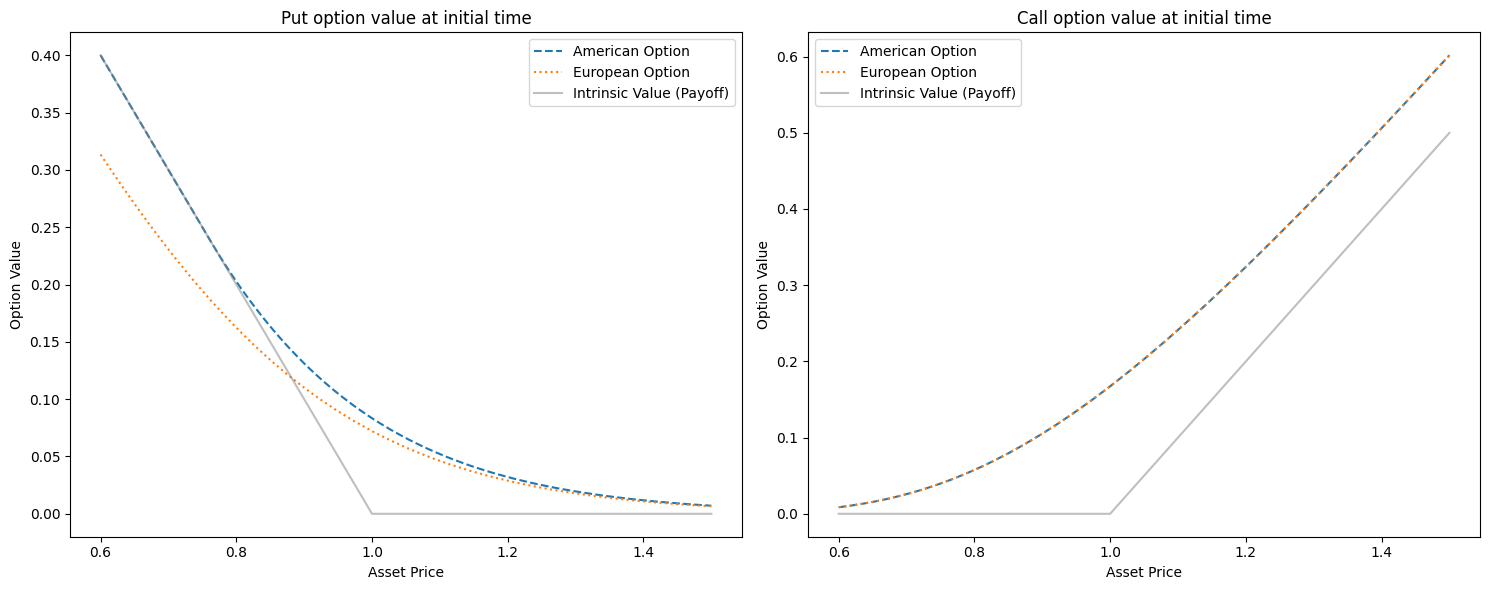
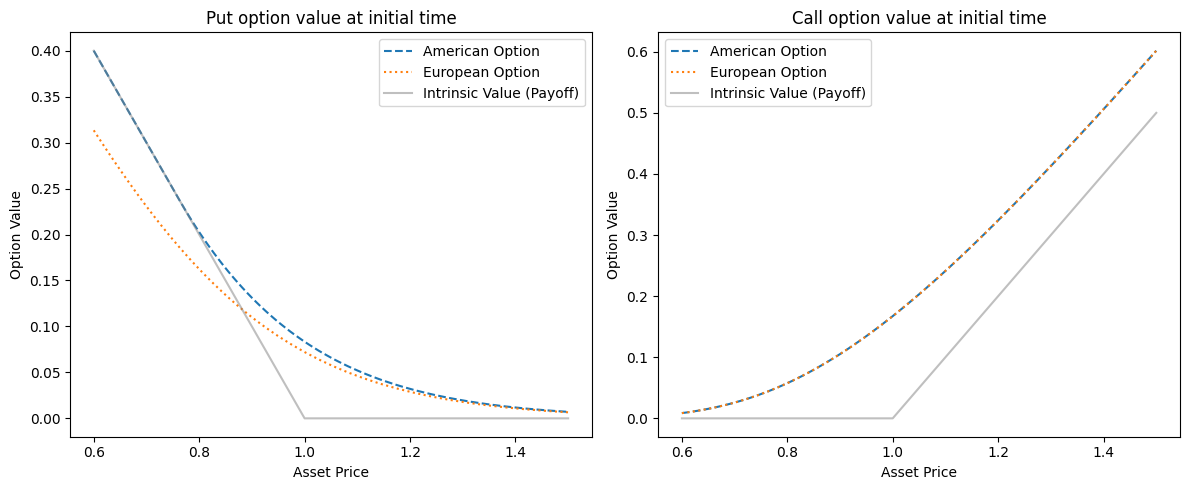
Unified diff of the notebook cell whose output changed from the first chart to the second:
--- before
+++ after
@@ -1,3 +1,3 @@
-plt.figure(figsize=(15, 6))
+plt.figure(figsize=figsize2)
 
 plt.subplot(1, 2, 1)

Commit: globalise plotting settings